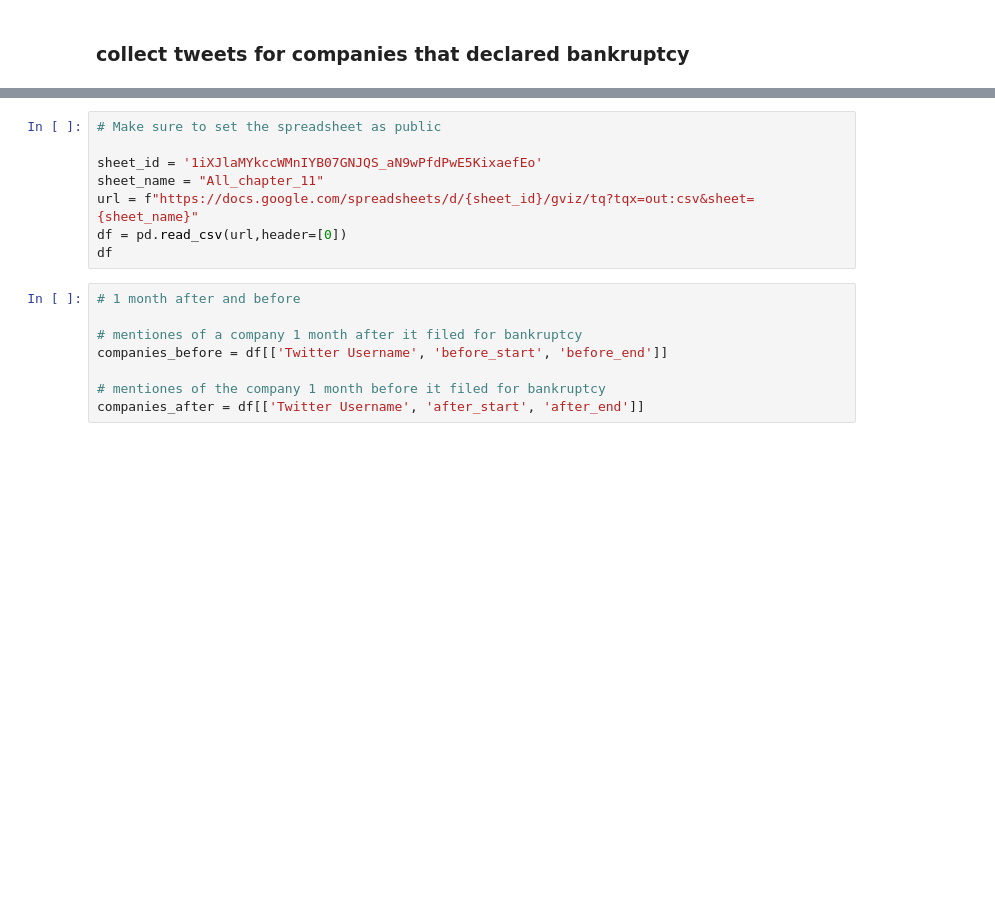
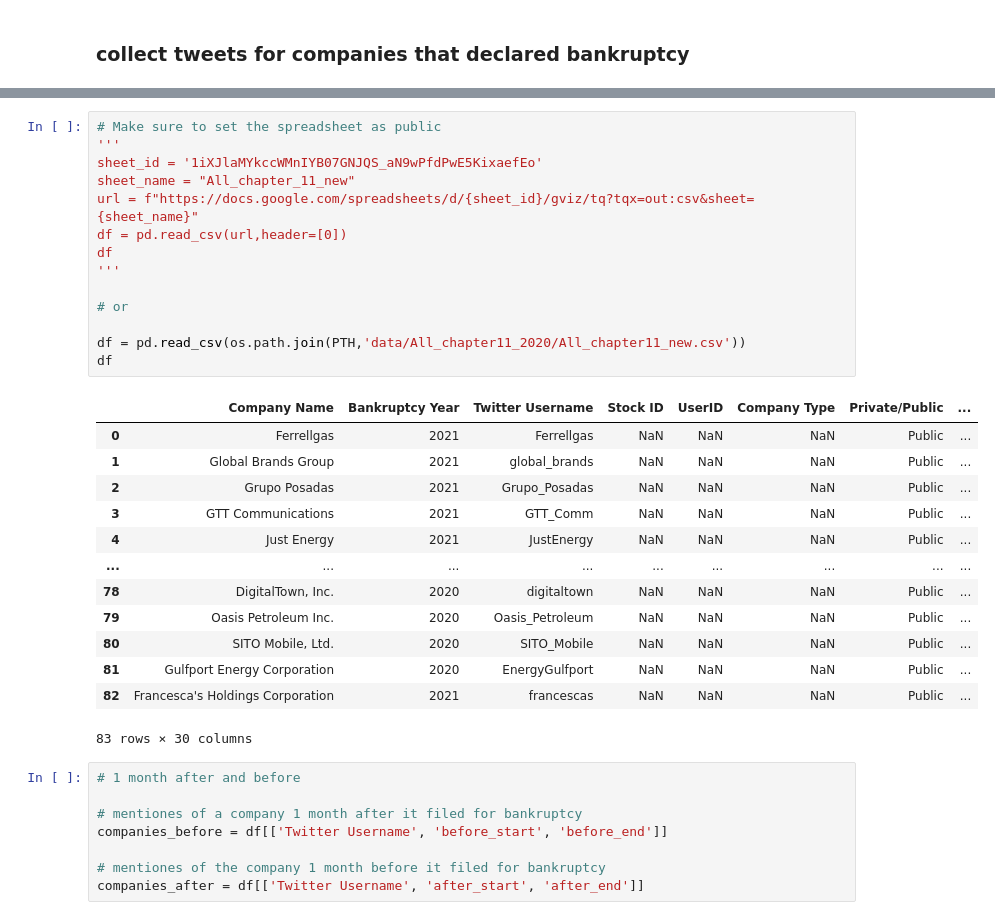
Before and after one commit to bartala/Bankruptcy, a Jupyter notebook: CollectTweets(NewBIUBankruptcy).ipynb, the cells around one changed output, grey strips where cells are left out. Drawn from its saved outputs; the diff is of its cells as text; blank space fills up the shorter version.

```diff
--- a/CollectTweets(NewBIUBankruptcy).ipynb
+++ b/CollectTweets(NewBIUBankruptcy).ipynb
@@ -90,11 +81,31 @@ def collect_tweets(company_user_name, S, E, fname):
 # %%
 # Make sure to set the spreadsheet as public
-
+'''
 sheet_id = '1iXJlaMYkccWMnIYB07GNJQS_aN9wPfdPwE5KixaefEo'
-sheet_name = "All_chapter_11"
+sheet_name = "All_chapter_11_new"
 url = f"https://docs.google.com/spreadsheets/d/{sheet_id}/gviz/tq?tqx=out:csv&sheet={sheet_name}"
 df = pd.read_csv(url,header=[0])
 df
+'''
+
+# or
+
+df = pd.read_csv(os.path.join(PTH,'data/All_chapter11_2020/All_chapter11_new.csv'))
+df
+# %% [output]
+|  | Company Name | Bankruptcy Year | Twitter Username | Stock ID | UserID | Company Type | Private/Public | ... |
+| 0 | Ferrellgas | 2021 | Ferrellgas | NaN | NaN | NaN | Public | ... |
+| 1 | Global Brands Group | 2021 | global_brands | NaN | NaN | NaN | Public | ... |
+| 2 | Grupo Posadas | 2021 | Grupo_Posadas | NaN | NaN | NaN | Public | ... |
+| 3 | GTT Communications | 2021 | GTT_Comm | NaN | NaN | NaN | Public | ... |
+| 4 | Just Energy | 2021 | JustEnergy | NaN | NaN | NaN | Public | ... |
+| ... | ... | ... | ... | ... | ... | ... | ... | ... |
+| 78 | DigitalTown, Inc. | 2020 | digitaltown | NaN | NaN | NaN | Public | ... |
+| 79 | Oasis Petroleum Inc. | 2020 | Oasis_Petroleum | NaN | NaN | NaN | Public | ... |
+| 80 | SITO Mobile, Ltd. | 2020 | SITO_Mobile | NaN | NaN | NaN | Public | ... |
+| 81 | Gulfport Energy Corporation | 2020 | EnergyGulfport | NaN | NaN | NaN | Public | ... |
+| 82 | Francesca's Holdings Corporation | 2021 | francescas | NaN | NaN | NaN | Public | ... |
+83 rows × 30 columns
 # %%
 # 1 month after and before
 
```
Also changed, not shown: parts of 9 cells of this notebook.
